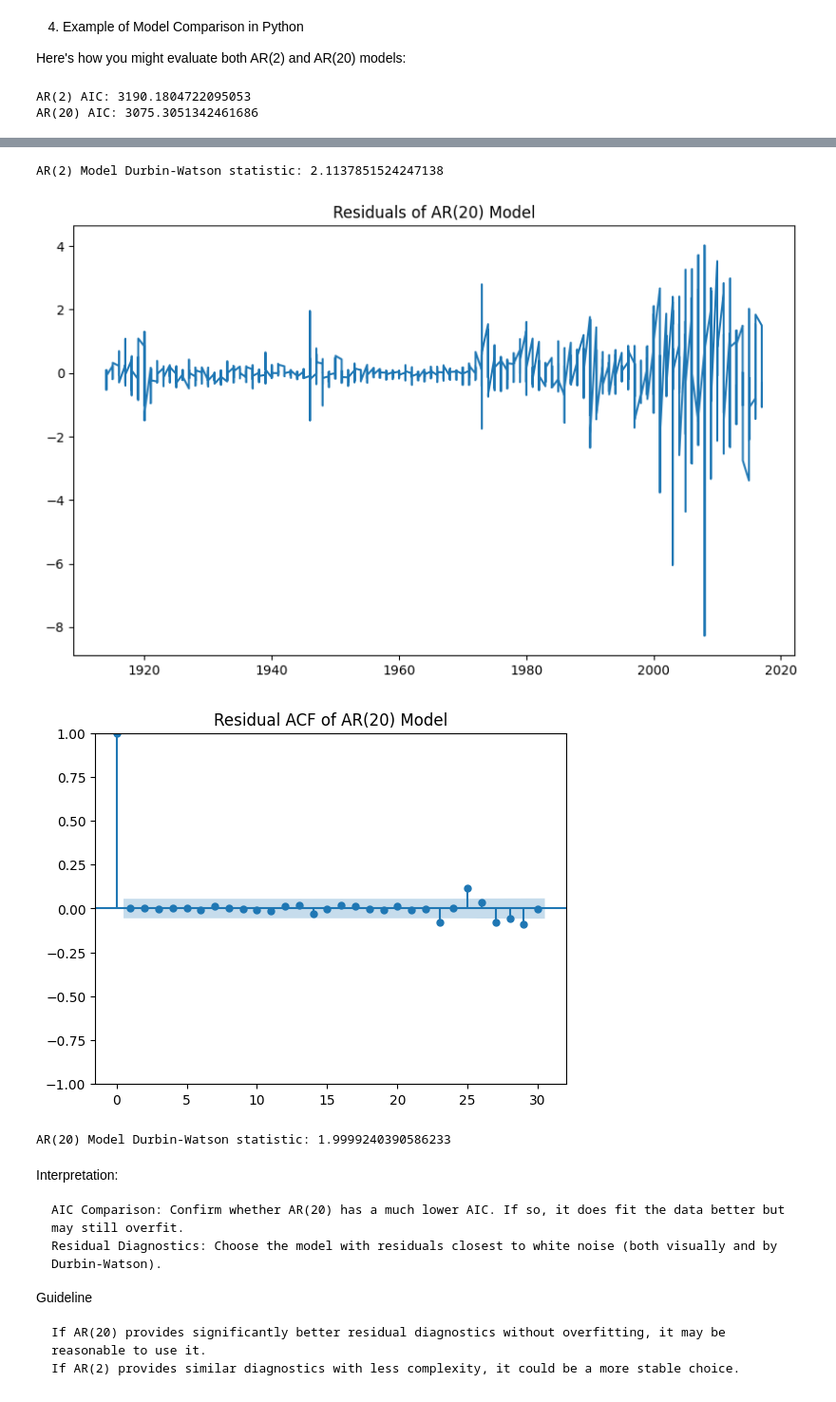
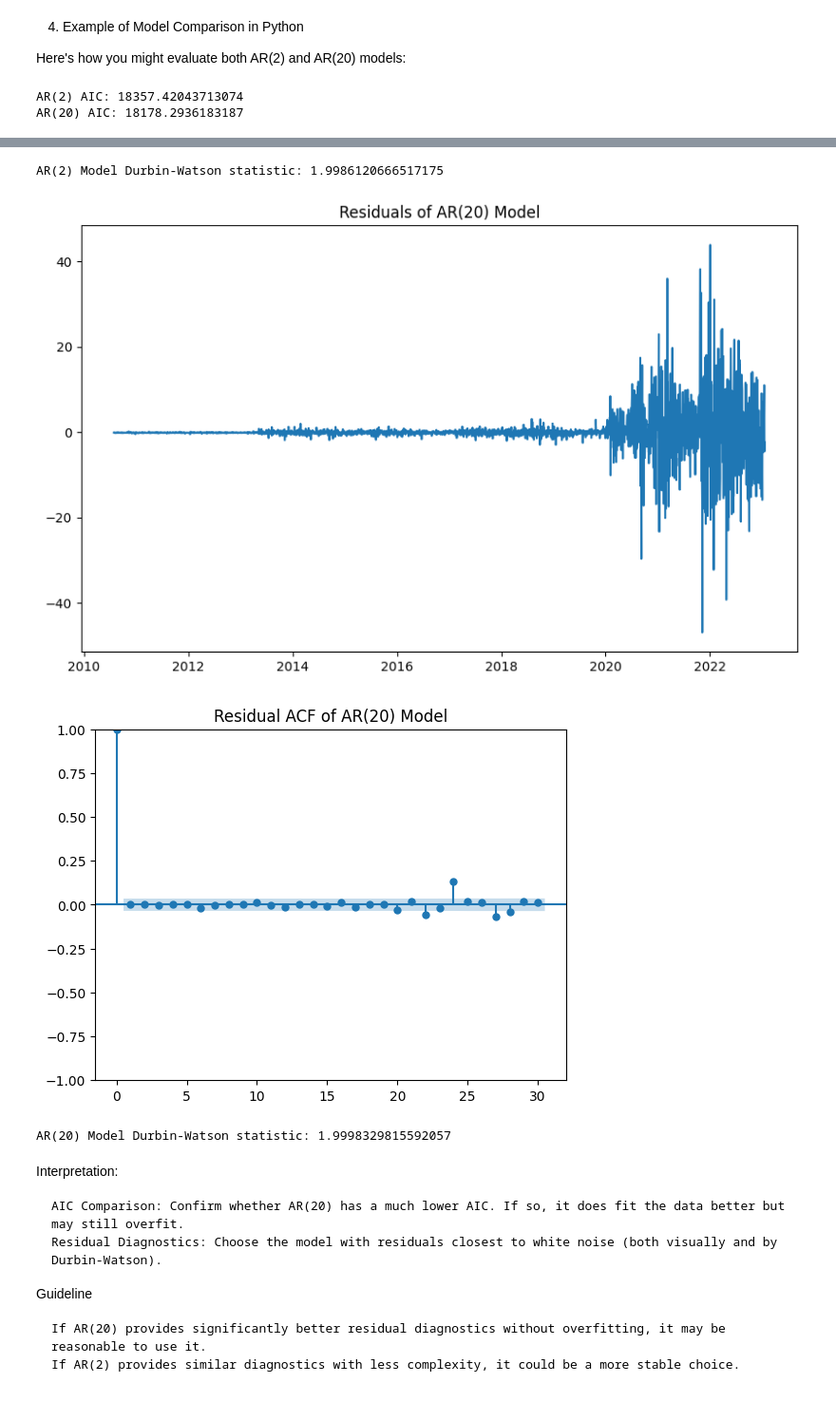
Before and after one commit to ovieimara/ITNPBD4, a Jupyter notebook: BD4_Practical_2.ipynb, the cells around one changed output, grey strips where cells are left out. Shown at 95% size. Saved outputs shown, nothing was run; the diff lists cells and outputs as text; code cells hidden in the pictures.

Commit message:
Tesla Stock Prediction

```diff
--- a/BD4_Practical_2.ipynb
+++ b/BD4_Practical_2.ipynb
@@ -7,7 +7,7 @@ from statsmodels.stats.stattools import durbin_watson
 from statsmodels.api import OLS, add_constant
 
 # Load the dataset
-file_path = '/content/PPIACO.csv'
+file_path = '/content/Tesla Stock Price (2010 to 2023).csv'
 data = pd.read_csv(file_path)
 # %%
 data.head()
@@ -57,24 +61,24 @@ import numpy as np
 
 # Load data
 data = pd.read_csv(file_path)
-data['DATE'] = pd.to_datetime(data['DATE'], format='%d/%m/%Y')
-data.set_index('DATE', inplace=True)
+data[independent] = pd.to_datetime(data[independent], format='%d/%m/%Y')
+data.set_index(independent, inplace=True)
 
 # Step 1: Check for stationarity using the Augmented Dickey-Fuller test
-result = adfuller(data['PPIACO'])
+result = adfuller(data[dependent])
 print(f'ADF Statistic: {result[0]}')
 print(f'p-value: {result[1]}')
 if result[1] > 0.05:
     print("The time series is likely non-stationary; differencing is needed.")
     # Differencing the data to make it stationary
-    data['PPIACO_diff'] = data['PPIACO'].diff().dropna()
+    data[f'{dependent}_diff'] = data[dependent].diff().dropna()
 else:
     print("The time series is stationary; AR model can be directly applied.")
-    data['PPIACO_diff'] = data['PPIACO']
+    data[f'{dependent}_diff'] = data[dependent]
 
 # Step 2: Plot PACF to determine the order p
 plt.figure(figsize=(10, 6))
-pacf_vals = pacf(data['PPIACO_diff'].dropna(), method='ols', nlags=10)
+pacf_vals = pacf(data[f'{dependent}_diff'].dropna(), method='ols', nlags=10)
 # Remove 'use_line_collection=True' for compatibility with older Matplotlib versions
 # and replace with markerline, and markerfacecolor arguments for customization.
 plt.stem(range(len(pacf_vals)), pacf_vals, basefmt=" ", markerfmt='bo', linefmt='b-')
@@ -87,7 +91,7 @@ plt.show()
 # Iterate through possible AR orders and select the best based on AIC
 aic_values = []
 for p in range(1, 6):  # Test AR models with orders from 1 to 5
-    model = ARIMA(data['PPIACO'], order=(p, 0, 0)).fit()  # AR model (no differencing)
+    model = ARIMA(data[dependent], order=(p, 0, 0)).fit()  # AR model (no differencing)
     aic_values.append((p, model.aic))
 
 # Select model with minimum AIC
@@ -95,6 +99,6 @@ best_order = min(aic_values, key=lambda x: x[1])
 print(f"Best AR order (p) by AIC: {best_order[0]} with AIC: {best_order[1]}")
 
 # Step 4: Fit the selected AR model
-ar_model = ARIMA(data['PPIACO'], order=(best_order[0], 0, 0)).fit()
+ar_model = ARIMA(data[dependent], order=(best_order[0], 0, 0)).fit()
 print(ar_model.summary())
 # %% [output]
@@ -193,13 +198,13 @@ warnings.filterwarnings('ignore')
 b. Load and Prepare Your Data
 # %%
 # Load the dataset
-file_path = '/content/PPIACO.csv'  # Update this path
+# file_path = '/content/PPIACO.csv'  # Update this path
 data = pd.read_csv(file_path)
 
 # Convert 'DATE' to datetime format and set as index
-data['DATE'] = pd.to_datetime(data['DATE'], format='%d/%m/%Y')
-data = data.sort_values('DATE')  # Ensure data is sorted by date
-data.set_index('DATE', inplace=True)
+data[independent] = pd.to_datetime(data[independent], format='%d/%m/%Y')
+data = data.sort_values(independent)  # Ensure data is sorted by date
+data.set_index(independent, inplace=True)
 
 # Display the first few rows to verify
 print(data.head())
@@ -246,7 +251,7 @@ best_model = None
 # Iterate over possible p values to find the one with the lowest AIC
 for p in range(1, max_lag + 1):
     try:
-        model = AutoReg(data['PPIACO'], lags=p, old_names=False).fit()
+        model = AutoReg(data[dependent], lags=p, old_names=False).fit()
         if model.aic < best_aic:
             best_aic = model.aic
             best_p = p
@@ -315,13 +320,13 @@ from statsmodels.graphics.tsaplots import plot_acf
 from statsmodels.stats.stattools import durbin_watson
 
 # Load your data
-data = pd.read_csv("/content/PPIACO.csv")
-data['DATE'] = pd.to_datetime(data['DATE'], format='%d/%m/%Y')
-data = data.set_index('DATE').sort_index()
+data = pd.read_csv(file_path)
+data[independent] = pd.to_datetime(data[independent], format='%d/%m/%Y')
+data = data.set_index(independent).sort_index()
 
 # Fit AR(2) and AR(20)
-ar2_model = AutoReg(data['PPIACO'], lags=2, old_names=False).fit()
-ar20_model = AutoReg(data['PPIACO'], lags=20, old_names=False).fit()
+ar2_model = AutoReg(data[dependent], lags=2, old_names=False).fit()
+ar20_model = AutoReg(data[dependent], lags=20, old_names=False).fit()
 
 # Print AIC for comparison
 print(f"AR(2) AIC: {ar2_model.aic}")
@@ -344,5 +349,5 @@ for model, name in zip([ar2_model, ar20_model], ["AR(2)", "AR(20)"]):
     dw_stat = durbin_watson(residuals)
     print(f'{name} Model Durbin-Watson statistic: {dw_stat}')
 # %% [output]
-AR(2) AIC: 3190.1804722095053
-AR(20) AIC: 3075.3051342461686
+AR(2) AIC: 18357.42043713074
+AR(20) AIC: 18178.2936183187
@@ -351,7 +356,7 @@ AR(20) AIC: 3075.3051342461686
-AR(2) Model Durbin-Watson statistic: 2.1137851524247138
+AR(2) Model Durbin-Watson statistic: 1.9986120666517175
-[figure, old version]
+[figure, new version]
-[figure, old version]
+[figure, new version]
-AR(20) Model Durbin-Watson statistic: 1.9999240390586233
+AR(20) Model Durbin-Watson statistic: 1.9998329815592057
 # %% [markdown]
 Interpretation:
 
```
Also changed, not shown: parts of 16 cells of this notebook.
